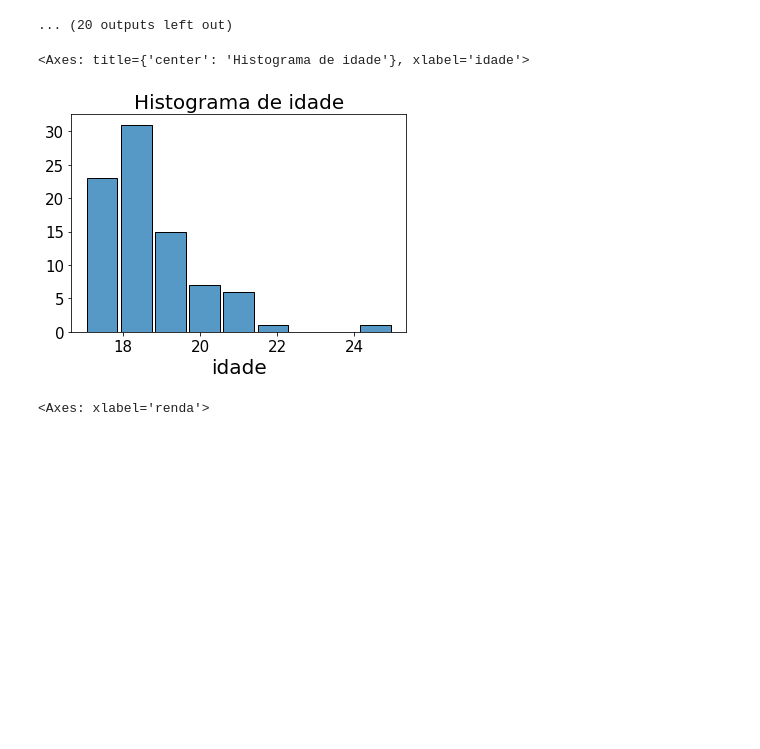
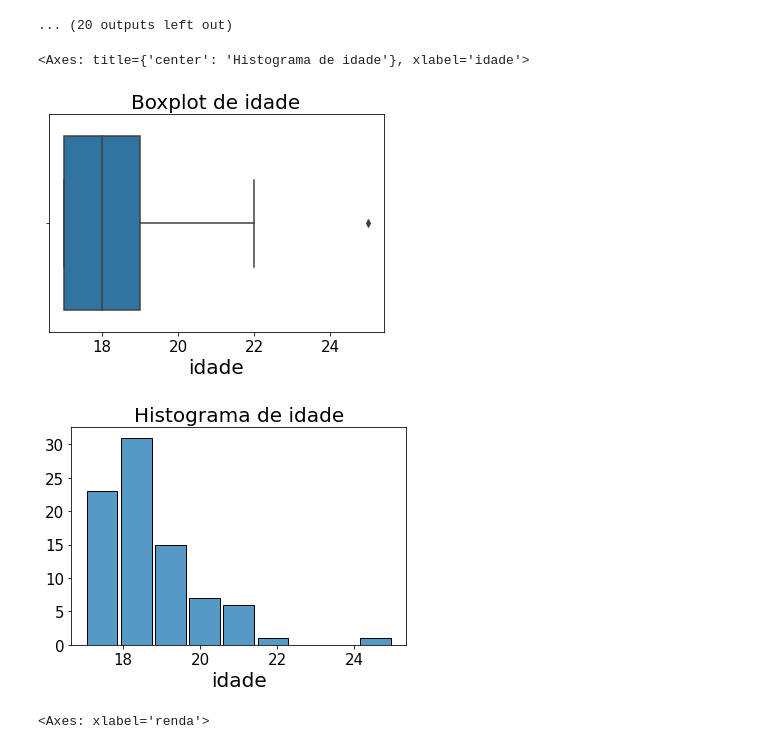
Before and after one commit to JoaoVitorBranco/T1-Estatisitca, a Jupyter notebook: T1_estatistica.ipynb, the cells around one changed output. Drawn from its saved outputs; the diff is of its cells as text; code cells hidden in the pictures; blank space fills up the shorter version.

```diff
--- a/T1_estatistica.ipynb
+++ b/T1_estatistica.ipynb
@@ -56,8 +56,17 @@ colunas_variaveis_continuas = [
 # %% [markdown]
 ## 0.3 - Definindo funções
 # %%
-def plotaHist(data,x,titulo,xlabel,ylabel):
-    ax = sns.histplot(data=data,x=x,shrink=0.9,multiple='stack')
+def plotaHist(data,x,titulo,xlabel,ylabel, **kwargs):
+    ax = sns.histplot(data=data,x=x,shrink=0.9,multiple='stack', **kwargs)
+    ax.set_title(titulo, fontsize=20)
+    ax.set_xlabel(xlabel, fontsize=20)
+    ax.set_ylabel(ylabel, fontsize=15)
+    ax.tick_params(labelsize=15)
+    ax.grid(False)
+    return ax
+
+def plotaBox(data,x,titulo,xlabel,ylabel, **kwargs):
+    ax = sns.boxplot(data=data,x=x, **kwargs)
     ax.set_title(titulo, fontsize=20)
     ax.set_xlabel(xlabel, fontsize=20)
     ax.set_ylabel(ylabel, fontsize=15)
@@ -67,6 +76,7 @@ def plotaHist(data,x,titulo,xlabel,ylabel):
 
 def tableOfFrequency(series,tradutor=False):
     dados = pd.DataFrame(series.value_counts())
+    dados.sort_index(inplace=True)
 
     if tradutor:
         dados[''] = dados.index.to_series().map(tradutor)
@@ -74,7 +84,6 @@ def tableOfFrequency(series,tradutor=False):
 
 
     total = dados['count'].sum()
-    dados.sort_index(inplace=True)
     dados.loc['total'] = total
     dados['%'] = round((dados['count']/total)*100,2)
 
@@ -389,11 +398,16 @@ for i in colunas_variaveis_qualitativas:
 | True | 83 | 98.81 |
 | total | 84 | 100.00 |
 ... (20 outputs left out)
-# %%
-plotaHist(df,'idade','Histograma de idade','idade', '')
-# %% [output]
-<Axes: title={'center': 'Histograma de idade'}, xlabel='idade'>
-[figure, removed]
+# %%
+plt.figure(1)
+plotaBox(df,'idade','Boxplot de idade','idade', '')
+
+plt.figure(2)
+plotaHist(df,'idade','Histograma de idade','idade', '')
+# %% [output]
+<Axes: title={'center': 'Histograma de idade'}, xlabel='idade'>
+[figure, added]
+[figure, added]
 # %%
 # analisando a renda
 fig = plt.figure(figsize=(18, 10))
```
Also changed, not shown: parts of 16 cells of this notebook.
